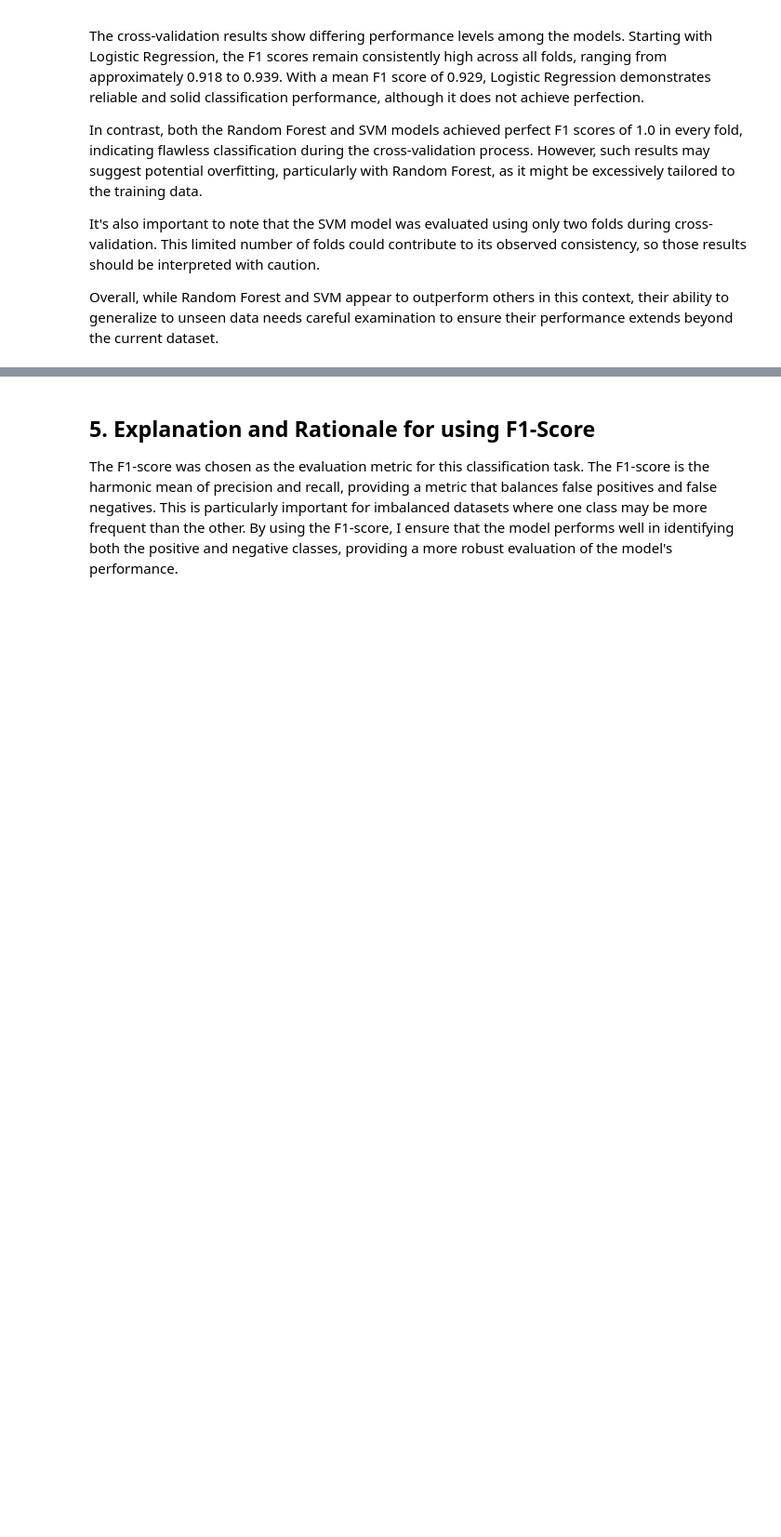
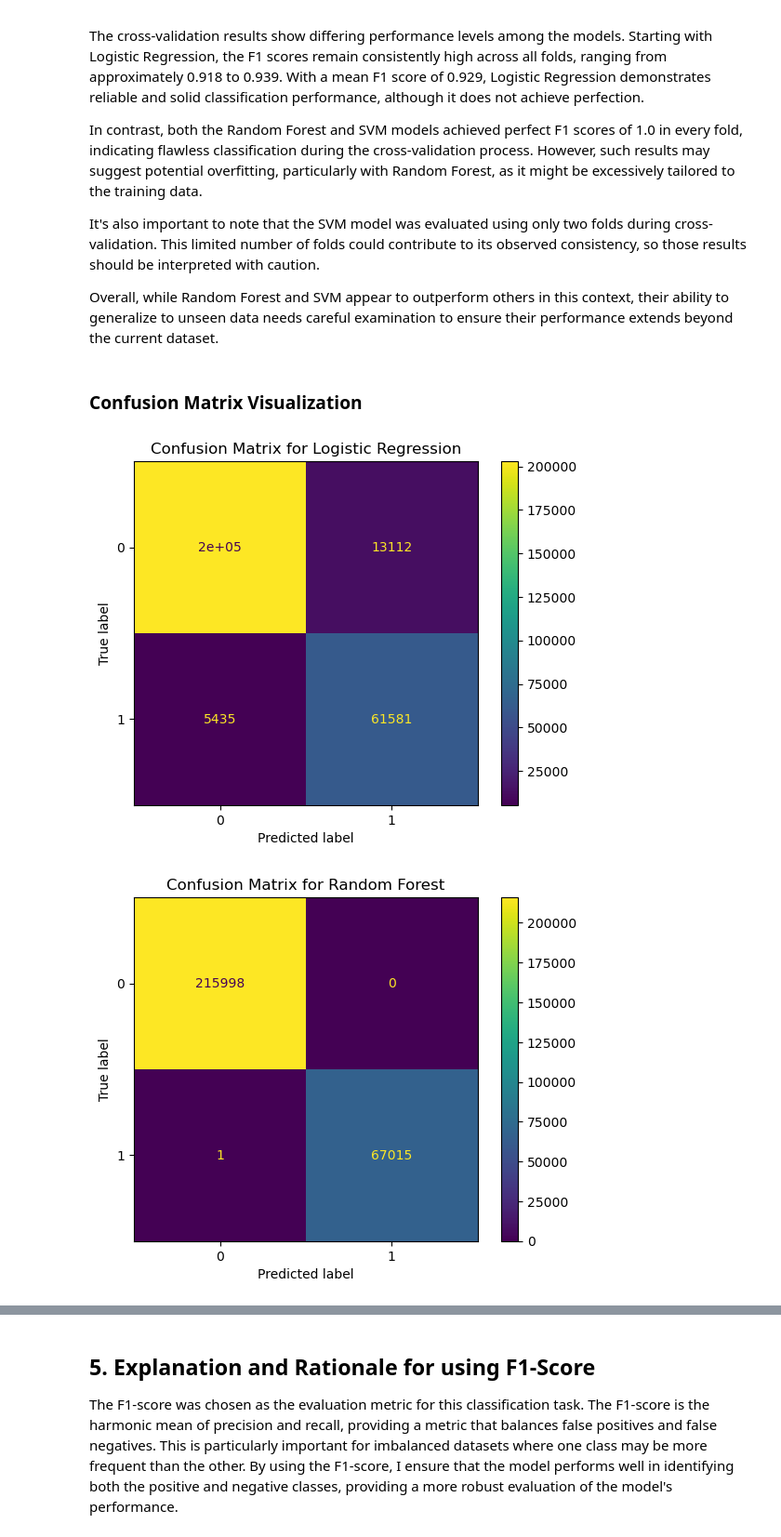
Before and after one commit to jcapellman/uc-berkeley-notebooks, a Jupyter notebook: Capstone_Project/CapstoneProject_Modeling_and_Evaluation.ipynb, the cells around one changed output, grey strips where cells are left out. Shown: that part at 93% size. Drawn from its saved outputs; the diff is of its cells as text; code cells hidden in the pictures; blank space fills up the shorter version.

Commit message:
Added: Confusion Matrix visualization and analysis

```diff
--- a/Capstone_Project/CapstoneProject_Modeling_and_Evaluation.ipynb
+++ b/Capstone_Project/CapstoneProject_Modeling_and_Evaluation.ipynb
@@ -139,3 +139,34 @@ In contrast, both the Random Forest and SVM models achieved perfect F1 scores of
 It's also important to note that the SVM model was evaluated using only two folds during cross-validation. This limited number of folds could contribute to its observed consistency, so those results should be interpreted with caution.
 
 Overall, while Random Forest and SVM appear to outperform others in this context, their ability to generalize to unseen data needs careful examination to ensure their performance extends beyond the current dataset.
+# %% [markdown]
+### Confusion Matrix Visualization
+# %%
+# Import necessary libraries for confusion matrix
+from sklearn.metrics import confusion_matrix, ConfusionMatrixDisplay
+
+# Fit models on the training data
+logistic_model.fit(X_train, y_train)
+rf_model.fit(X_train, y_train)
+svm_model.fit(X_train, y_train)
+
+# Predict on the test data
+logistic_pred = logistic_model.predict(X_test)
+rf_pred = rf_model.predict(X_test)
+svm_pred = svm_model.predict(X_test)
+
+# Function to plot confusion matrix
+def plot_confusion_matrix(y_true, y_pred, model_name):
+    cm = confusion_matrix(y_true, y_pred)
+    disp = ConfusionMatrixDisplay(confusion_matrix=cm)
+    disp.plot()
+    plt.title(f'Confusion Matrix for {model_name}')
+    plt.show()
+
+# Plot confusion matrices for each model
+plot_confusion_matrix(y_test, logistic_pred, 'Logistic Regression')
+plot_confusion_matrix(y_test, rf_pred, 'Random Forest')
+plot_confusion_matrix(y_test, svm_pred, 'SVM')
+# %% [output]
+[figure, added]
+[figure, added]
```
Also changed, not shown: parts of 3 cells of this notebook.
